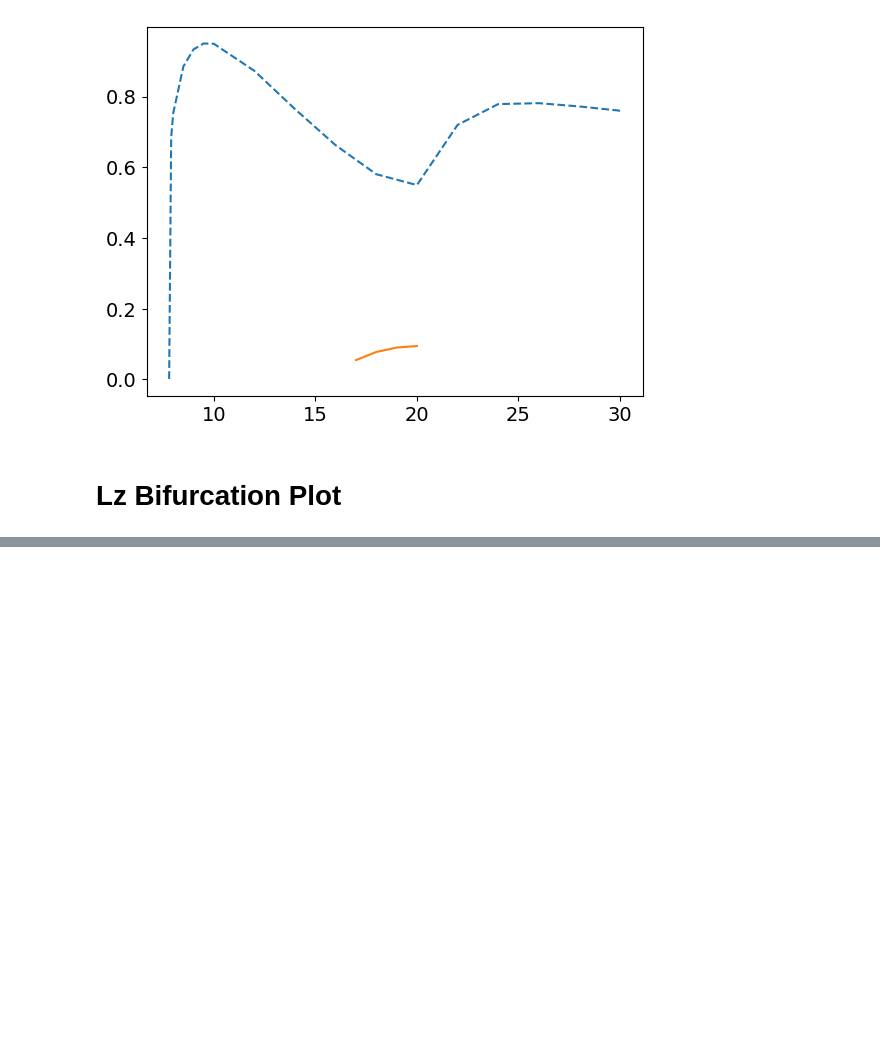
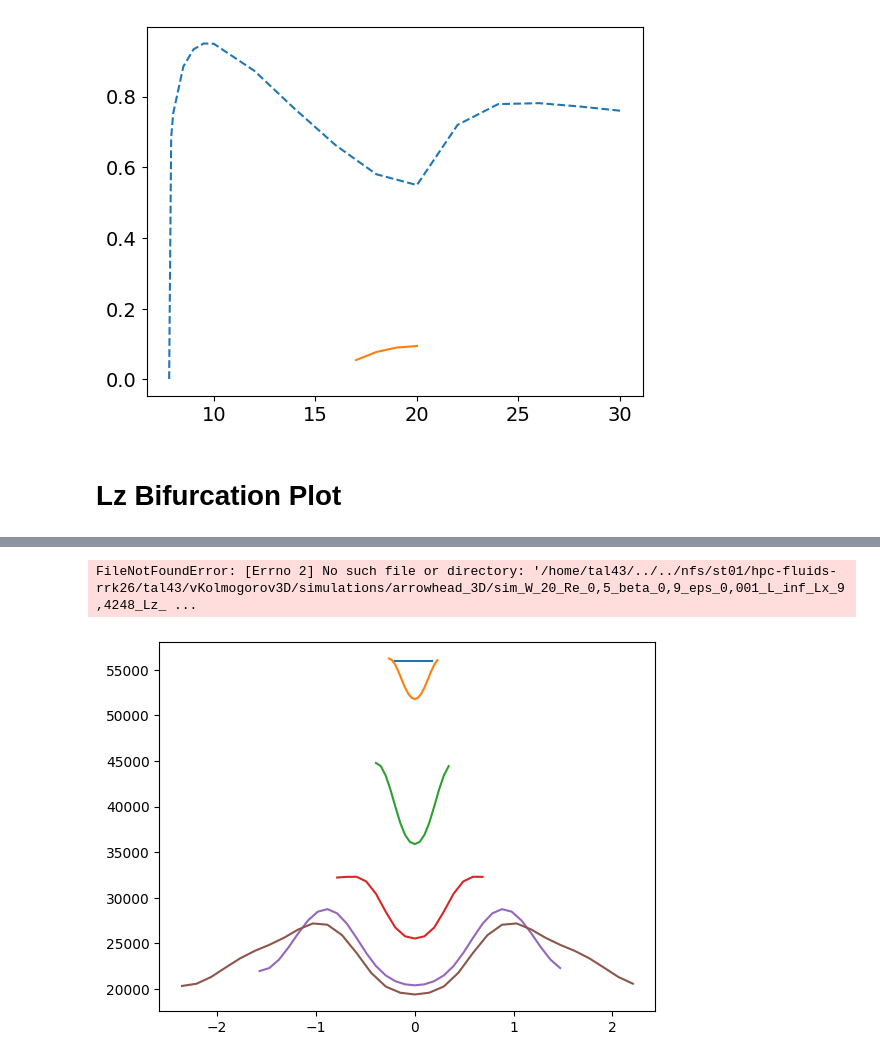
Before and after one commit to theolewy/vKolmogorov3D, a Jupyter notebook: jupyter_notebooks/arrowhead3D.ipynb, the cells around one changed output, grey strips where cells are left out. Cells and saved outputs as stored; diff of their text form; code cells hidden in the pictures; blank space fills up the shorter version.

```diff
--- a/jupyter_notebooks/arrowhead3D.ipynb
+++ b/jupyter_notebooks/arrowhead3D.ipynb
@@ -615,0 +638,34 @@ plt.xticks([0, np.pi, 2*np.pi, 3*np.pi, 4*np.pi, 5*np.pi, 6*np.pi, 7*np.pi, 8*np
+# %%
+from tools.kolmogorov import TimeStepper3D
+import copy
+
+def plot_activity(material_params, system_params, solver_params, base_flow, var, suffix, subdir):
+
+    data_fields, _ = get_h5_data(material_params, system_params, solver_params, suffix=suffix, subdir=subdir, s=-1)
+
+    z = data_fields['z']
+    trace_dev = (data_fields['c11'] + data_fields['c22'] + data_fields['c33'])[-1,:,:,:] - (base_flow['c11'] + base_flow['c22'] + base_flow['c33'])[:, None, :]
+    u_dev = data_fields['u'][-1,:,:,:] - base_flow['u'][:, None, :]
+
+    activity_field = trace_dev if var == 'trace' else u_dev
+    activity = np.linalg.norm(activity_field, axis=(0,2))
+
+    plt.plot(z, activity)
+# %%
+Lz_list_plot = np.array([np.pi/8, np.pi/6,np.pi/ 4,  np.pi/2, np.pi, 1.5*np.pi, 1.6*np.pi, 1.8*np.pi, 2*np.pi, 3*np.pi, ])
+Nz_list =               [16,       16,   16,    16,     32      ,  32,  32, 32 ,   64,    64 ]
+
+system_params_temp = copy.deepcopy(system_params)
+system_params_temp['ndim'] = 2
+timestepper = TimeStepper3D(material_params=material_params, solver_params=solver_params, system_params=system_params_temp)
+base_flow = timestepper.base_flow_full
+
+for Lz, Nz in zip(Lz_list_plot, Nz_list):
+    system_params['Lz'] = Lz
+    solver_params['Nz'] = Nz
+    plot_activity(material_params, system_params, solver_params, base_flow, var='trace', suffix='recent-periodic-yz', subdir='arrowhead_3D')
+plt.yscale('log')
+plt.ylabel(r'$\Sigma_{L2}$')
+plt.ylabel(r'z')
+plt.yscale('log')
+# %% [output]
@@ -615,0 +673,2 @@ plt.xticks([0, np.pi, 2*np.pi, 3*np.pi, 4*np.pi, 5*np.pi, 6*np.pi, 7*np.pi, 8*np
+FileNotFoundError: [Errno 2] No such file or directory: '/home/tal43/../../nfs/st01/hpc-fluids-rrk26/tal43/vKolmogorov3D/simulations/arrowhead_3D/sim_W_20_Re_0,5_beta_0,9_eps_0,001_L_inf_Lx_9,4248_Lz_ ...
+[figure, added]
```
Also changed, not shown: parts of 8 cells of this notebook, 2 other files.
